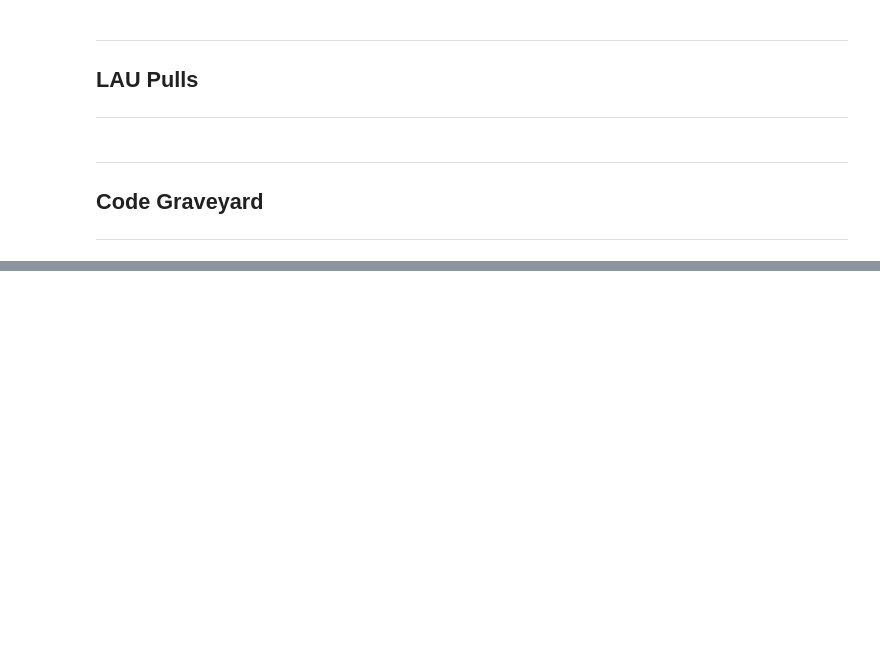
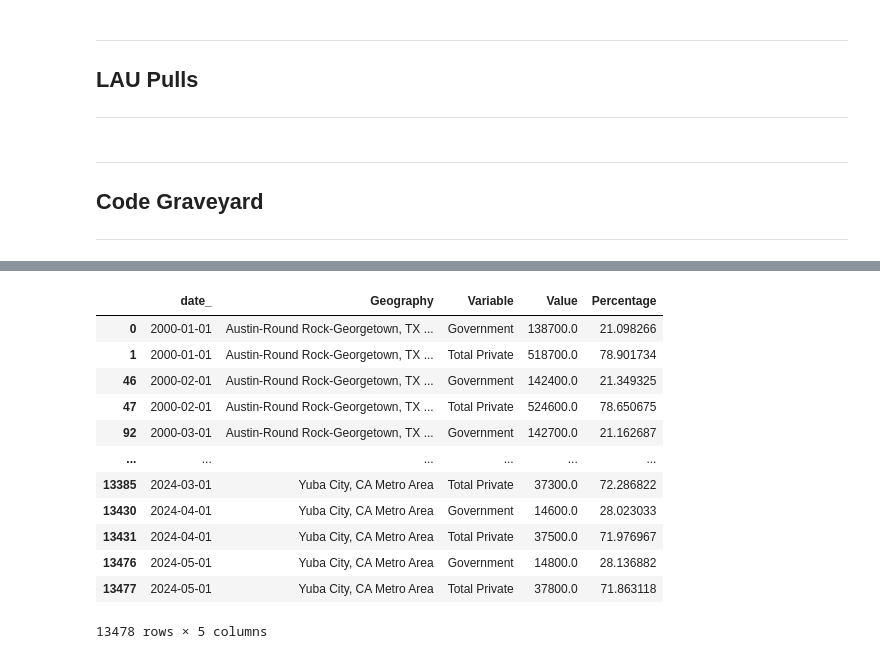
Before and after one commit to SACOG/Regional-Monitoring, a Jupyter notebook: Indicator_Gen/Python Code/BLS/Step 01 - BLS Queries.ipynb, the cells around one changed output, grey strips where cells are left out. Cells and saved outputs as stored; diff of their text form; code cells hidden in the pictures; blank space fills up the shorter version.

```diff
--- a/Indicator_Gen/Python Code/BLS/Step 01 - BLS Queries.ipynb
+++ b/Indicator_Gen/Python Code/BLS/Step 01 - BLS Queries.ipynb
@@ -1760,3 +2065,5 @@ print("Successfully exported")
 # with pd.ExcelWriter(file_path, engine='openpyxl', mode='a') as writer:
 #     writer.book.remove(writer.book['MSA'])  # Remove the existing 'MSA' sheet
 #     df_merged.to_excel(writer, sheet_name='MSA', index=False)
+# %%
+jobs_3 = pd.read_csv("Jobs_3_MSA_BLS_SM.csv")
@@ -1762,0 +2086,20 @@ print("Successfully exported")
+# %%
+test = jobs_3.groupby(['date_', 'Geography', 'Variable']).sum().reset_index()
+# %%
+test = test.sort_values(by = ['Geography', 'date_'])
+
+totals = test.groupby(['date_', 'Geography'])
+# %% [output]
+|  | date_ | Geography | Variable | Value | Percentage |
+| 0 | 2000-01-01 | Austin-Round Rock-Georgetown, TX ... | Government | 138700.0 | 21.098266 |
+| 1 | 2000-01-01 | Austin-Round Rock-Georgetown, TX ... | Total Private | 518700.0 | 78.901734 |
+| 46 | 2000-02-01 | Austin-Round Rock-Georgetown, TX ... | Government | 142400.0 | 21.349325 |
+| 47 | 2000-02-01 | Austin-Round Rock-Georgetown, TX ... | Total Private | 524600.0 | 78.650675 |
+| 92 | 2000-03-01 | Austin-Round Rock-Georgetown, TX ... | Government | 142700.0 | 21.162687 |
+| ... | ... | ... | ... | ... | ... |
+| 13385 | 2024-03-01 | Yuba City, CA Metro Area | Total Private | 37300.0 | 72.286822 |
+| 13430 | 2024-04-01 | Yuba City, CA Metro Area | Government | 14600.0 | 28.023033 |
+| 13431 | 2024-04-01 | Yuba City, CA Metro Area | Total Private | 37500.0 | 71.976967 |
+| 13476 | 2024-05-01 | Yuba City, CA Metro Area | Government | 14800.0 | 28.136882 |
+| 13477 | 2024-05-01 | Yuba City, CA Metro Area | Total Private | 37800.0 | 71.863118 |
+13478 rows × 5 columns
```
Also changed, not shown: parts of 34 cells of this notebook, 20 other files.
